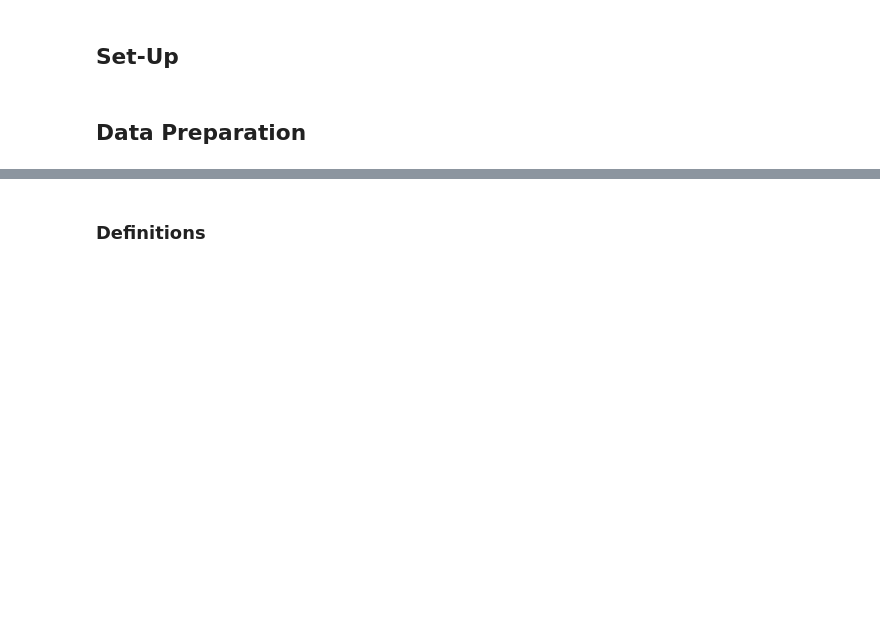
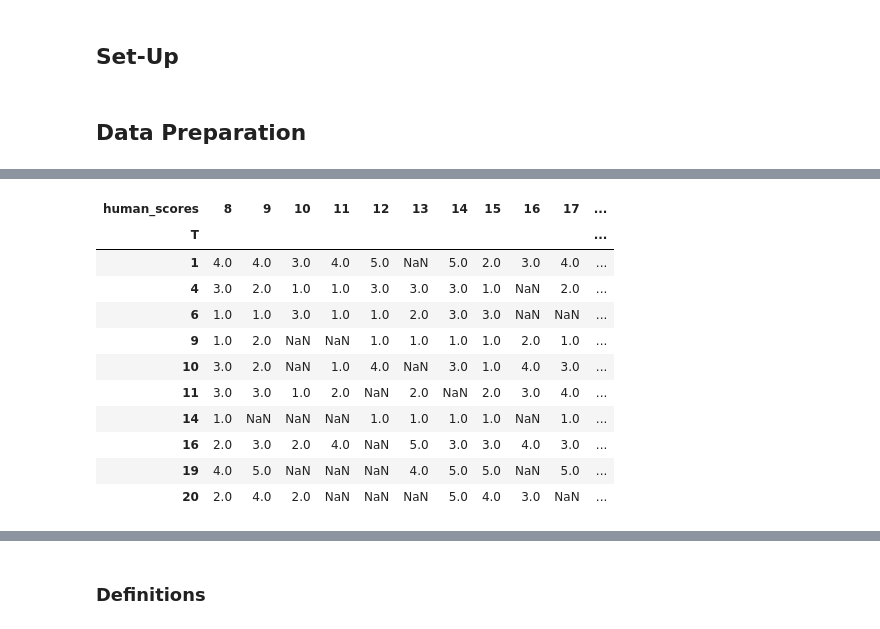
Before and after one commit to fabi260/FluffFinder, a Jupyter notebook: analysis.ipynb, the cells around one changed output, grey strips where cells are left out. Saved outputs shown, nothing was run; the diff lists cells and outputs as text; code cells hidden in the pictures; blank space fills up the shorter version.

```diff
--- a/analysis.ipynb
+++ b/analysis.ipynb
@@ -142,0 +342,27 @@ test_gpt4o_1: {'type': 'test', 'model': 'gpt4o', 'temperature': 1.0, 'specific_m
+# %%
+def replace_outside_iqr_with_nan(df):
+    def replace_outside_iqr(row):
+        q1 = row.quantile(0.25)
+        q3 = row.quantile(0.75)
+        iqr = q3 - q1
+        lower_bound = q1 - 1.5 * iqr
+        upper_bound = q3 + 1.5 * iqr
+        return row.where((row >= lower_bound) & (row <= upper_bound), np.nan)
+
+    return df.apply(replace_outside_iqr, axis=1)
+
+human_clean_scores = replace_outside_iqr_with_nan(human_scores[human_scores.index.isin(core_texts)])
+human_clean_scores
+# %% [output]
+| human_scores | 8 | 9 | 10 | 11 | 12 | 13 | 14 | 15 | 16 | 17 | ... |
+| T |  |  |  |  |  |  |  |  |  |  | ... |
+| 1 | 4.0 | 4.0 | 3.0 | 4.0 | 5.0 | NaN | 5.0 | 2.0 | 3.0 | 4.0 | ... |
+| 4 | 3.0 | 2.0 | 1.0 | 1.0 | 3.0 | 3.0 | 3.0 | 1.0 | NaN | 2.0 | ... |
+| 6 | 1.0 | 1.0 | 3.0 | 1.0 | 1.0 | 2.0 | 3.0 | 3.0 | NaN | NaN | ... |
+| 9 | 1.0 | 2.0 | NaN | NaN | 1.0 | 1.0 | 1.0 | 1.0 | 2.0 | 1.0 | ... |
+| 10 | 3.0 | 2.0 | NaN | 1.0 | 4.0 | NaN | 3.0 | 1.0 | 4.0 | 3.0 | ... |
+| 11 | 3.0 | 3.0 | 1.0 | 2.0 | NaN | 2.0 | NaN | 2.0 | 3.0 | 4.0 | ... |
+| 14 | 1.0 | NaN | NaN | NaN | 1.0 | 1.0 | 1.0 | 1.0 | NaN | 1.0 | ... |
+| 16 | 2.0 | 3.0 | 2.0 | 4.0 | NaN | 5.0 | 3.0 | 3.0 | 4.0 | 3.0 | ... |
+| 19 | 4.0 | 5.0 | NaN | NaN | NaN | 4.0 | 5.0 | 5.0 | NaN | 5.0 | ... |
+| 20 | 2.0 | 4.0 | 2.0 | NaN | NaN | NaN | 5.0 | 4.0 | 3.0 | NaN | ... |
```
Also changed, not shown: parts of 64 cells of this notebook.
